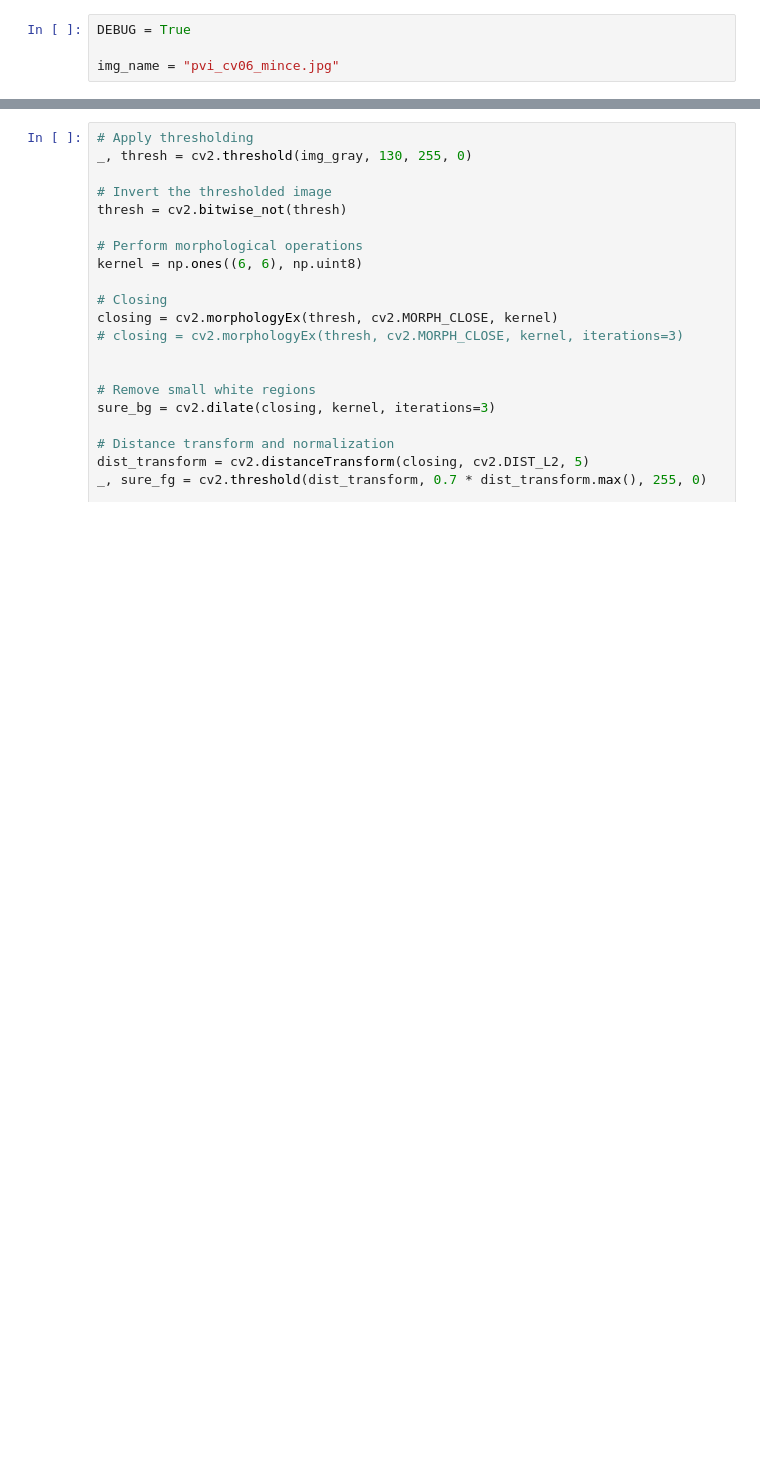
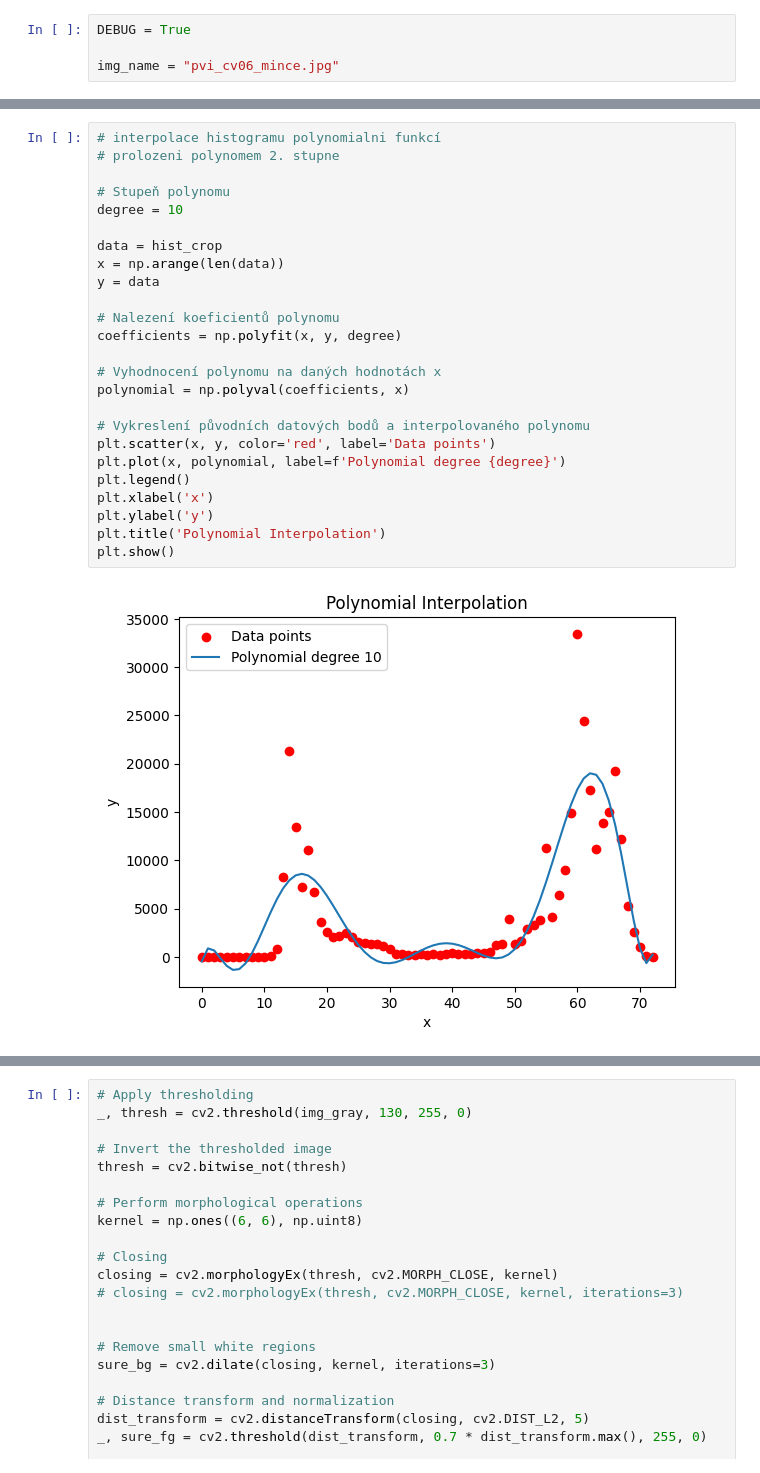
Before and after one commit to TUL-IT-2020/PVI-Pocitacove_videni, a Jupyter notebook: cviceni/cv06/cv06.ipynb, the cells around one changed output, grey strips where cells are left out. Saved outputs shown, nothing was run; the diff lists cells and outputs as text; blank space fills up the shorter version.

```diff
--- a/cviceni/cv06/cv06.ipynb
+++ b/cviceni/cv06/cv06.ipynb
@@ -78,0 +126,27 @@ img_gray = cv2.cvtColor(img, cv2.COLOR_RGB2GRAY)
+# %%
+# interpolace histogramu polynomialni funkcí
+# prolozeni polynomem 2. stupne
+
+# Stupeň polynomu
+degree = 10
+
+data = hist_crop
+x = np.arange(len(data))
+y = data
+
+# Nalezení koeficientů polynomu
+coefficients = np.polyfit(x, y, degree)
+
+# Vyhodnocení polynomu na daných hodnotách x
+polynomial = np.polyval(coefficients, x)
+
+# Vykreslení původních datových bodů a interpolovaného polynomu
+plt.scatter(x, y, color='red', label='Data points')
+plt.plot(x, polynomial, label=f'Polynomial degree {degree}')
+plt.legend()
+plt.xlabel('x')
+plt.ylabel('y')
+plt.title('Polynomial Interpolation')
+plt.show()
+# %% [output]
+[figure, added]
```
Also changed, not shown: parts of 11 cells of this notebook.
